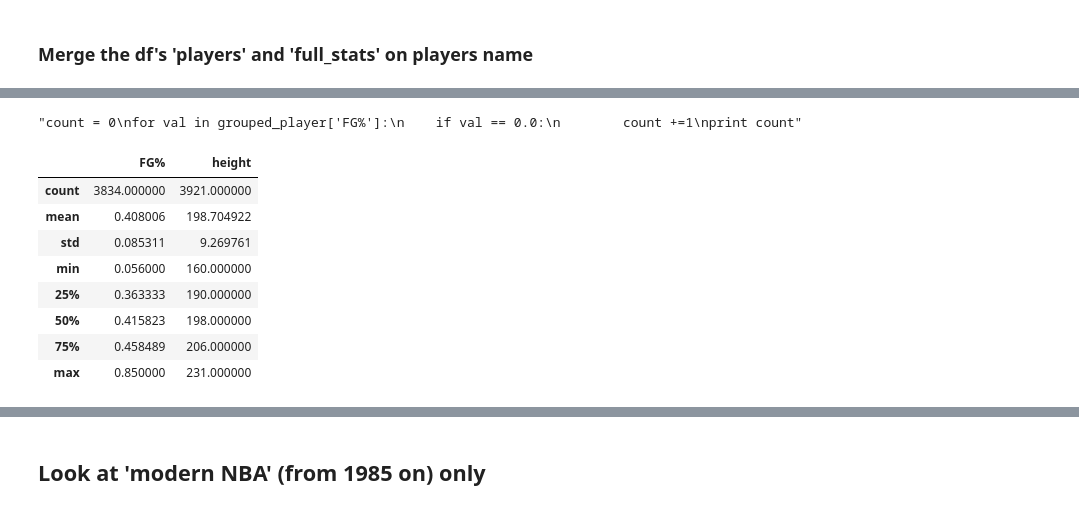
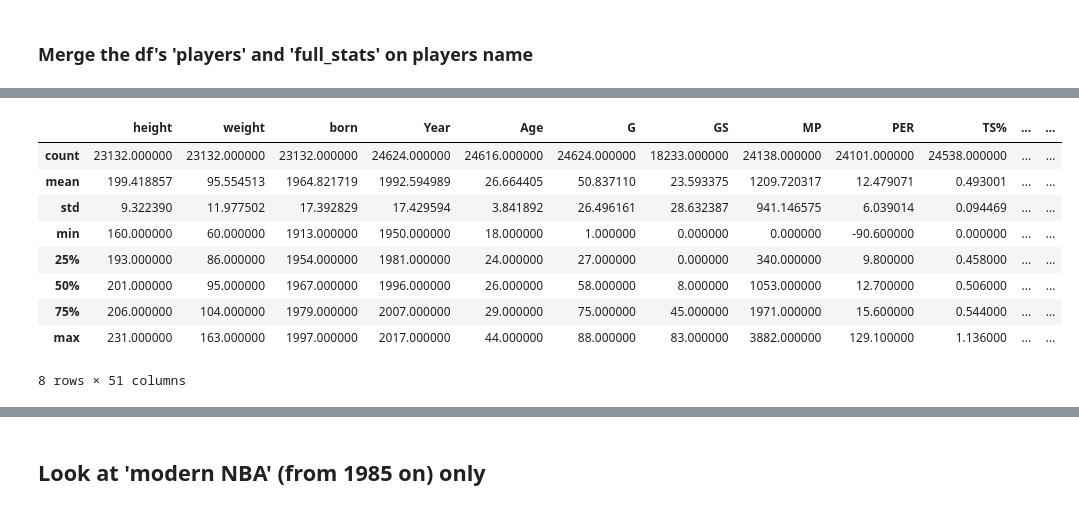
Before and after one commit to tttgm/NBA-Trade-Tracker, a Jupyter notebook: NBA-dataset_basketball-reference.ipynb, the cells around one changed output, grey strips where cells are left out. Drawn from its saved outputs; the diff is of its cells as text; code cells hidden in the pictures.

```diff
--- a/NBA-dataset_basketball-reference.ipynb
+++ b/NBA-dataset_basketball-reference.ipynb
@@ -16 +26,4 @@ players = pd.read_csv("Players.csv")
+# %%
+# fix typo in column header
+players = players.rename(columns={'collage': 'college'})
 # %%
@@ -84,0 +160,12 @@ dtype: object
+# %%
+# Remove asterics function
+def strip_astrics(frame, col_name):
+    for n in frame[col_name]:
+        try:
+            if n.endswith('*'):
+                frame[col_name] = frame[col_name].replace(n, n[:-1])
+        except:
+            continue
+    return frame
+# %%
+full_stats = strip_astrics(full_stats, 'Player')
@@ -175,3 +285,5 @@ players_and_stats.head(15)
+# %%
+players_and_stats['PPG'] = players_and_stats['PTS'] / players_and_stats['G']
 # %%
 # There are 58(?) columns in this df -- what are all the columns?
 list(players_and_stats)
@@ -230,26 +328,13 @@ grouped_player.tail(20)
-# %%
-# Set FG% values that are 1.0 and 0.0 to NaN, as these are unrealistic
-
-grouped_player.loc[grouped_player['FG%'] == 0.0,'FG%'] = np.NaN
-grouped_player.loc[grouped_player['FG%'] == 1.0,'FG%'] = np.NaN
-
-# just a check to see if operation worked
-'''count = 0
-for val in grouped_player['FG%']:
-    if val == 0.0:
-        count +=1
-print count'''
-# %% [output]
-"count = 0\nfor val in grouped_player['FG%']:\n    if val == 0.0:\n        count +=1\nprint count"
 # %%
-grouped_player.describe()
+players_and_stats.describe()
 # %% [output]
-|  | FG% | height |
-| count | 3834.000000 | 3921.000000 |
-| mean | 0.408006 | 198.704922 |
-| std | 0.085311 | 9.269761 |
-| min | 0.056000 | 160.000000 |
-| 25% | 0.363333 | 190.000000 |
-| 50% | 0.415823 | 198.000000 |
-| 75% | 0.458489 | 206.000000 |
-| max | 0.850000 | 231.000000 |
+|  | height | weight | born | Year | Age | G | GS | MP | PER | TS% | ... | ... |
+| count | 23132.000000 | 23132.000000 | 23132.000000 | 24624.000000 | 24616.000000 | 24624.000000 | 18233.000000 | 24138.000000 | 24101.000000 | 24538.000000 | ... | ... |
+| mean | 199.418857 | 95.554513 | 1964.821719 | 1992.594989 | 26.664405 | 50.837110 | 23.593375 | 1209.720317 | 12.479071 | 0.493001 | ... | ... |
+| std | 9.322390 | 11.977502 | 17.392829 | 17.429594 | 3.841892 | 26.496161 | 28.632387 | 941.146575 | 6.039014 | 0.094469 | ... | ... |
+| min | 160.000000 | 60.000000 | 1913.000000 | 1950.000000 | 18.000000 | 1.000000 | 0.000000 | 0.000000 | -90.600000 | 0.000000 | ... | ... |
+| 25% | 193.000000 | 86.000000 | 1954.000000 | 1981.000000 | 24.000000 | 27.000000 | 0.000000 | 340.000000 | 9.800000 | 0.458000 | ... | ... |
+| 50% | 201.000000 | 95.000000 | 1967.000000 | 1996.000000 | 26.000000 | 58.000000 | 8.000000 | 1053.000000 | 12.700000 | 0.506000 | ... | ... |
+| 75% | 206.000000 | 104.000000 | 1979.000000 | 2007.000000 | 29.000000 | 75.000000 | 45.000000 | 1971.000000 | 15.600000 | 0.544000 | ... | ... |
+| max | 231.000000 | 163.000000 | 1997.000000 | 2017.000000 | 44.000000 | 88.000000 | 83.000000 | 3882.000000 | 129.100000 | 1.136000 | ... | ... |
+8 rows × 51 columns
```
Also changed, not shown: parts of 80 cells of this notebook.
